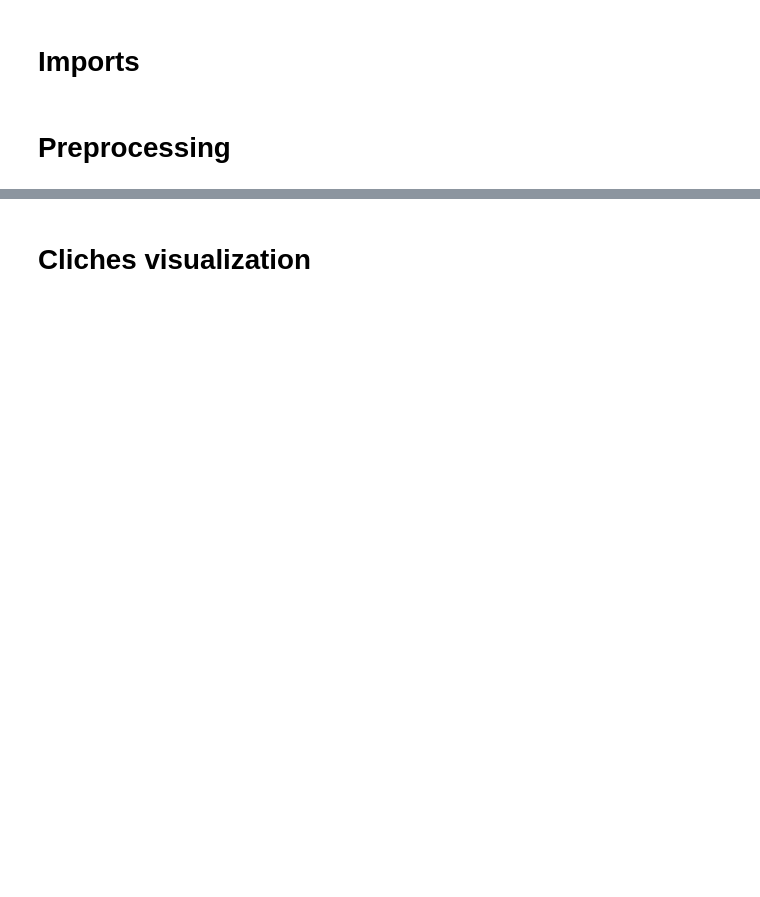
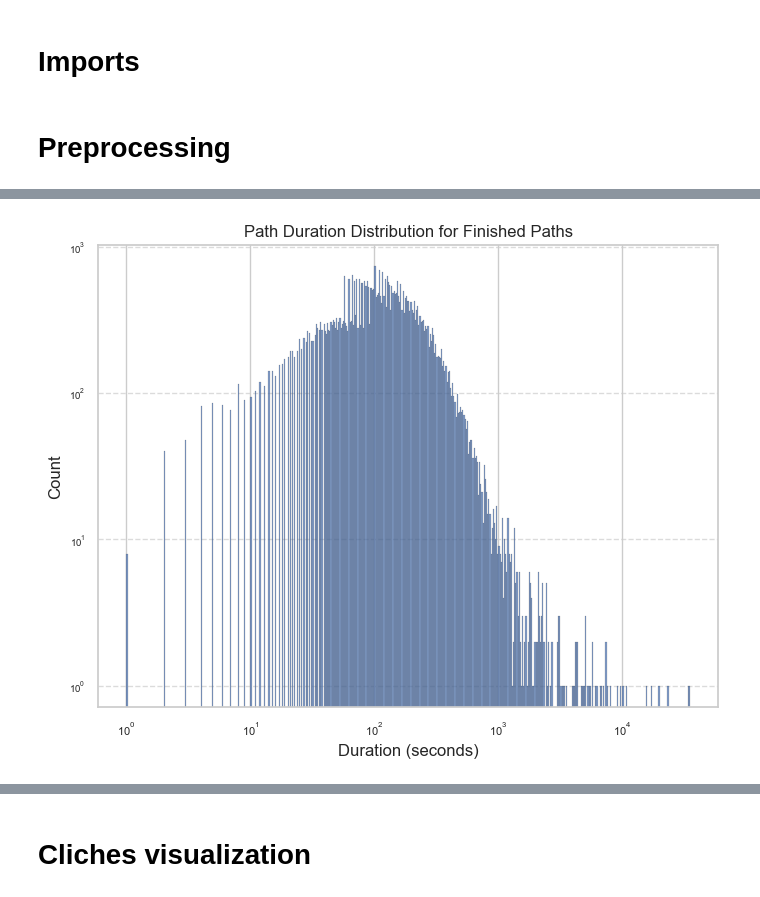
Before and after one commit to epfl-ada/ada-2023-project-abracadabra2023, a Jupyter notebook: nb.ipynb, the cells around one changed output, grey strips where cells are left out. Saved outputs shown, nothing was run; the diff lists cells and outputs as text; code cells hidden in the pictures; blank space fills up the shorter version.

```diff
--- a/nb.ipynb
+++ b/nb.ipynb
@@ -23,0 +33,4 @@ from preprocessing import *
+# %%
+path_duration_distribution(paths_finished, show=True)
+# %% [output]
+[figure, added]
```
Also changed, not shown: parts of 19 cells of this notebook, 3 other files.
